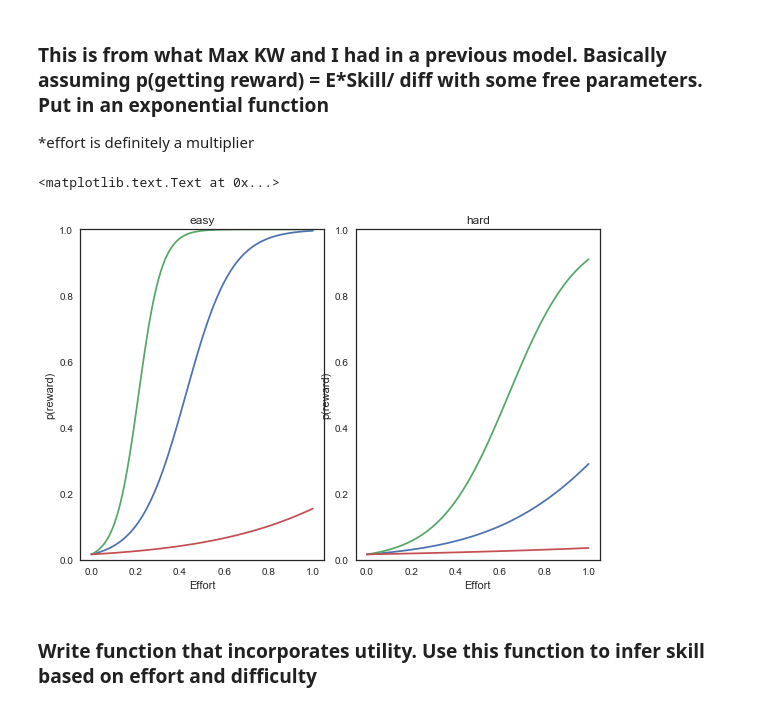
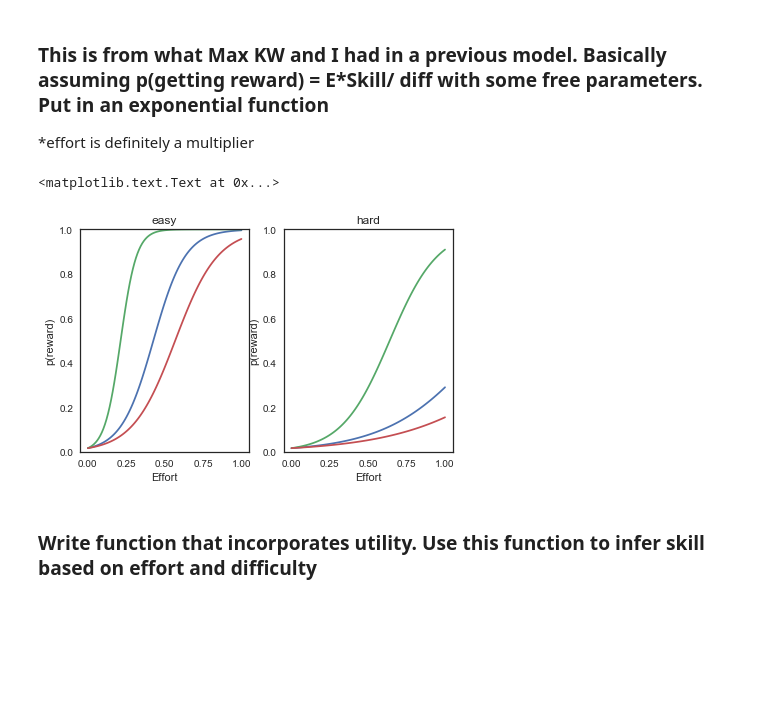
Before and after one commit to jlnrd/Effort, a Jupyter notebook: Inferring_skill.ipynb, the cells around one changed output. Saved outputs shown, nothing was run; the diff lists cells and outputs as text; code cells hidden in the pictures; blank space fills up the shorter version.

```diff
--- a/Inferring_skill.ipynb
+++ b/Inferring_skill.ipynb
@@ -32,29 +28,30 @@ def prob_reward(e,diff,skill):
 # %%
 unskilled = .4
 skilled = .8
 easy = .25
 hard = .75
+kid = .3
 es=np.linspace(0,1,100)
 p0 = [prob_reward(e,easy,unskilled) for e in es]
 p1 = [prob_reward(e,easy,skilled) for e in es]
 p2 = [prob_reward(e,easy,kid) for e in es]
 
 plt.subplot(1,2,1)
 plt.plot(es,p0, es, p1, es, p2)
 plt.ylim([0,1])
 plt.xlabel('Effort') ; plt.ylabel('p(reward)'); plt.title('easy')
 
 p0 = [prob_reward(e,hard,unskilled) for e in es]
 p1 = [prob_reward(e,hard,skilled) for e in es]
 p2 = [prob_reward(e,hard,kid) for e in es]
 plt.subplot(1,2,2)
 plt.plot(es,p0, es, p1, es, p2)
 plt.tight_layout()
 plt.ylim([0,1])
 plt.xlabel('Effort') ; plt.ylabel('p(reward)'); plt.title('hard')
 # %% [output]
 <matplotlib.text.Text at 0x...>
-[figure, old version]
+[figure, new version]
 # %% [markdown]
 ### Write function that incorporates utility. Use this function to infer skill based on effort and difficulty
 # %%
```
Also changed, not shown: parts of 5 cells of this notebook, 3 other files.
